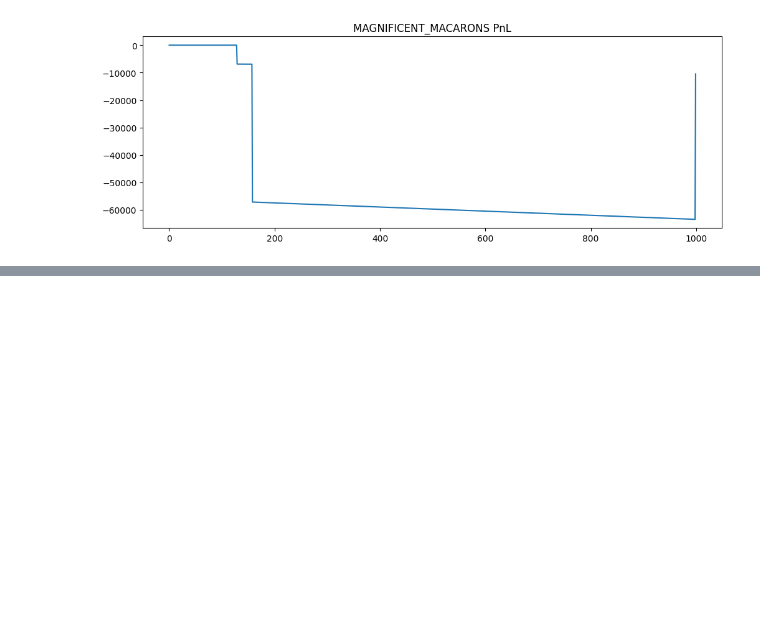
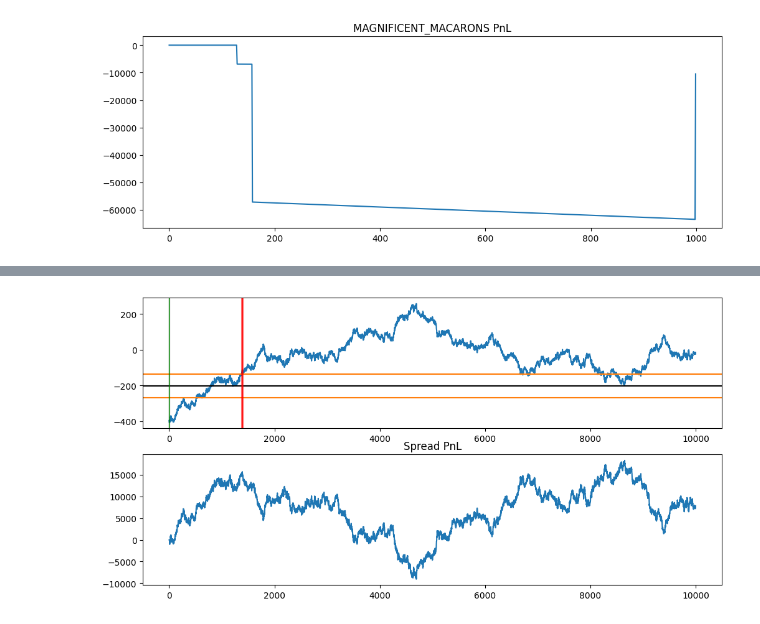
Before and after one commit to aemilani/imc-prosperity-3, a Jupyter notebook: notebooks/logs_round_5.ipynb, the cells around one changed output, grey strips where cells are left out. Cells and saved outputs as stored; diff of their text form; code cells hidden in the pictures; blank space fills up the shorter version.

```diff
--- a/notebooks/logs_round_5.ipynb
+++ b/notebooks/logs_round_5.ipynb
@@ -294,0 +320,33 @@ plt.show()
+# %%
+spr3 = pd.Series(activities[activities['product'] == 'PICNIC_BASKET1']['mid_price'].to_numpy() -
+        activities[activities['product'] == 'PICNIC_BASKET2']['mid_price'].to_numpy() -
+        2 * activities[activities['product'] == 'CROISSANTS']['mid_price'].to_numpy() -
+        activities[activities['product'] == 'JAMS']['mid_price'].to_numpy() -
+        activities[activities['product'] == 'DJEMBES']['mid_price'].to_numpy())
+
+spr_pnl = pd.Series(activities[activities['product'] == 'PICNIC_BASKET1']['profit_and_loss'].to_numpy() +
+        activities[activities['product'] == 'PICNIC_BASKET2']['profit_and_loss'].to_numpy() +
+        activities[activities['product'] == 'CROISSANTS']['profit_and_loss'].to_numpy() +
+        activities[activities['product'] == 'JAMS']['profit_and_loss'].to_numpy() +
+        activities[activities['product'] == 'DJEMBES']['profit_and_loss'].to_numpy())
+
+buys = (trades[trades['symbol'] == 'PICNIC_BASKET1'][trades['buyer'] == 'SUBMISSION']['timestamp'] // 100).to_numpy()
+sells = (trades[trades['symbol'] == 'PICNIC_BASKET1'][trades['seller'] == 'SUBMISSION']['timestamp'] // 100).to_numpy()
+
+mean = -202.3
+std = 83.9
+
+fig, ax = plt.subplots(2, 1, figsize=(12, 6))
+ax[0].plot(spr3)
+ax[0].axhline(mean, c='k')
+ax[0].axhline(mean + 0.8 * std, c='tab:orange')
+ax[0].axhline(mean - 0.8 * std, c='tab:orange')
+for b in buys:
+    ax[0].axvline(b, c='g', alpha=0.1)
+for s in sells:
+    ax[0].axvline(s, c='r', alpha=0.1)
+ax[1].plot(spr_pnl)
+ax[1].set_title('Spread PnL')
+plt.show()
+# %% [output]
+[figure, added]
```
Also changed, not shown: parts of 7 cells of this notebook, 5 other files.
